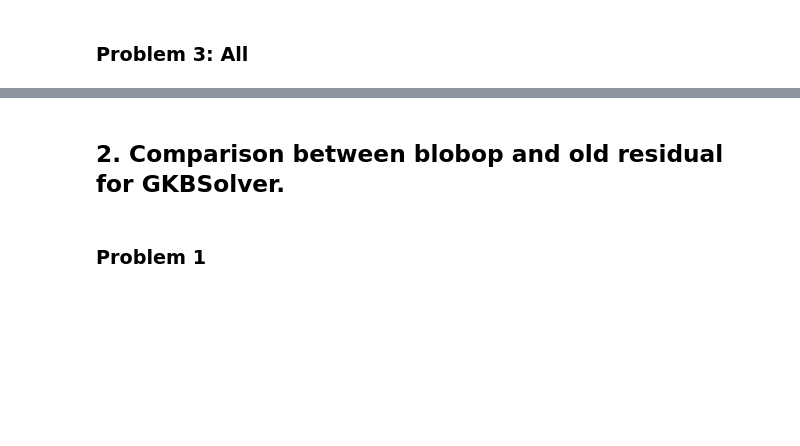
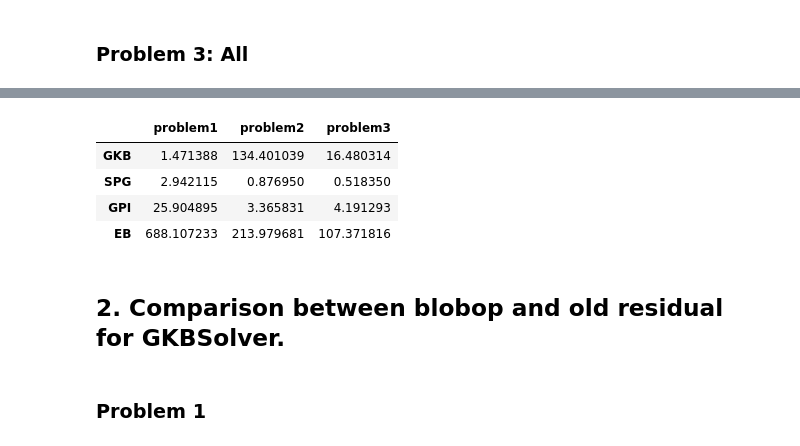
Before and after one commit to melissawm/skprocrustes, a Jupyter notebook: Results.ipynb, the cells around one changed output, grey strips where cells are left out. Saved outputs shown, nothing was run; the diff lists cells and outputs as text; code cells hidden in the pictures; blank space fills up the shorter version.

```diff
--- a/Results.ipynb
+++ b/Results.ipynb
@@ -305,3 +328,12 @@ Text(0.5,1,'Problem 3')
+# %%
+results['problem3'] = pd.Series([t3_gkb, t3_spg, t3_gpi, t3_eb], index=results.index)
+results
+# %% [output]
+|  | problem1 | problem2 | problem3 |
+| GKB | 1.471388 | 134.401039 | 16.480314 |
+| SPG | 2.942115 | 0.876950 | 0.518350 |
+| GPI | 25.904895 | 3.365831 | 4.191293 |
+| EB | 688.107233 | 213.979681 | 107.371816 |
 # %% [markdown]
 ## 2. Comparison between blobop and old residual for GKBSolver.
 # %%
```
Also changed, not shown: parts of 54 cells of this notebook, 1 other file.
